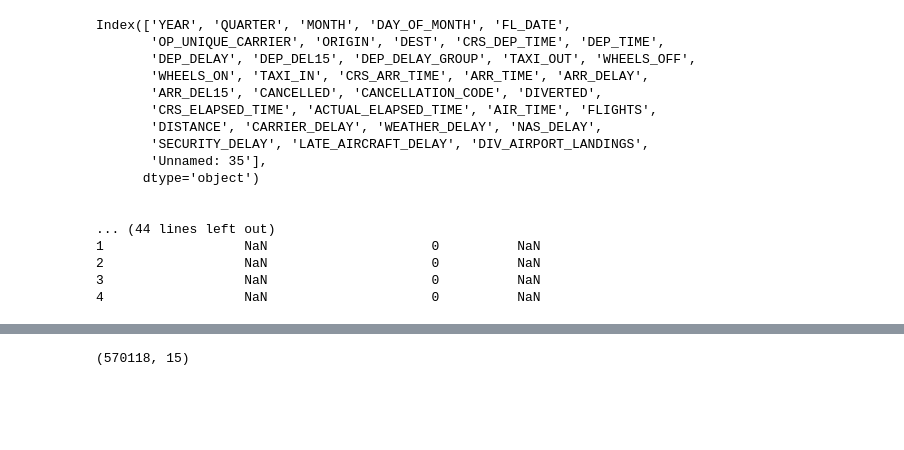
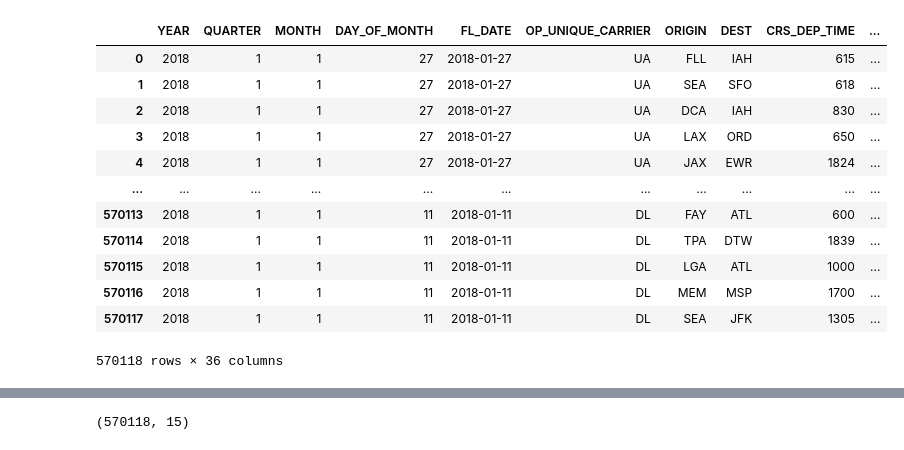
Before and after one commit to dokturdro/Data_Science, a Jupyter notebook: classification_flights/dtree_flights.ipynb, the cells around one changed output, grey strips where cells are left out. Drawn from its saved outputs; the diff is of its cells as text; code cells hidden in the pictures; blank space fills up the shorter version.

Commit message:
update classification_flights

```diff
--- a/classification_flights/dtree_flights.ipynb
+++ b/classification_flights/dtree_flights.ipynb
@@ -8,23 +6,19 @@ df = pd.read_csv(r"C:\Users\Administrator\Desktop\datasets\business\939775908_T_
-# %%
-print(df.columns)
-print("\n")
-with pd.option_context('display.max_rows', None, 'display.max_columns', None):
-    print(df.head())
-# %% [output]
-Index(['YEAR', 'QUARTER', 'MONTH', 'DAY_OF_MONTH', 'FL_DATE',
-       'OP_UNIQUE_CARRIER', 'ORIGIN', 'DEST', 'CRS_DEP_TIME', 'DEP_TIME',
-       'DEP_DELAY', 'DEP_DEL15', 'DEP_DELAY_GROUP', 'TAXI_OUT', 'WHEELS_OFF',
-       'WHEELS_ON', 'TAXI_IN', 'CRS_ARR_TIME', 'ARR_TIME', 'ARR_DELAY',
-       'ARR_DEL15', 'CANCELLED', 'CANCELLATION_CODE', 'DIVERTED',
-       'CRS_ELAPSED_TIME', 'ACTUAL_ELAPSED_TIME', 'AIR_TIME', 'FLIGHTS',
-       'DISTANCE', 'CARRIER_DELAY', 'WEATHER_DELAY', 'NAS_DELAY',
-       'SECURITY_DELAY', 'LATE_AIRCRAFT_DELAY', 'DIV_AIRPORT_LANDINGS',
-       'Unnamed: 35'],
-      dtype='object')
-
-
-... (44 lines left out)
-1                  NaN                     0          NaN
-2                  NaN                     0          NaN
-3                  NaN                     0          NaN
-4                  NaN                     0          NaN
+# %%
+pd.set_option('display.max_columns', None)
+# %%
+df = pd.read_csv(r"C:\Users\Administrator\Desktop\programming\datasets\business\939775908_T_ONTIME_REPORTING.csv")
+df
+# %% [output]
+|  | YEAR | QUARTER | MONTH | DAY_OF_MONTH | FL_DATE | OP_UNIQUE_CARRIER | ORIGIN | DEST | CRS_DEP_TIME | ... |
+| 0 | 2018 | 1 | 1 | 27 | 2018-01-27 | UA | FLL | IAH | 615 | ... |
+| 1 | 2018 | 1 | 1 | 27 | 2018-01-27 | UA | SEA | SFO | 618 | ... |
+| 2 | 2018 | 1 | 1 | 27 | 2018-01-27 | UA | DCA | IAH | 830 | ... |
+| 3 | 2018 | 1 | 1 | 27 | 2018-01-27 | UA | LAX | ORD | 650 | ... |
+| 4 | 2018 | 1 | 1 | 27 | 2018-01-27 | UA | JAX | EWR | 1824 | ... |
+| ... | ... | ... | ... | ... | ... | ... | ... | ... | ... | ... |
+| 570113 | 2018 | 1 | 1 | 11 | 2018-01-11 | DL | FAY | ATL | 600 | ... |
+| 570114 | 2018 | 1 | 1 | 11 | 2018-01-11 | DL | TPA | DTW | 1839 | ... |
+| 570115 | 2018 | 1 | 1 | 11 | 2018-01-11 | DL | LGA | ATL | 1000 | ... |
+| 570116 | 2018 | 1 | 1 | 11 | 2018-01-11 | DL | MEM | MSP | 1700 | ... |
+| 570117 | 2018 | 1 | 1 | 11 | 2018-01-11 | DL | SEA | JFK | 1305 | ... |
+570118 rows × 36 columns
```
Also changed, not shown: parts of 15 cells of this notebook, 1 other file.
